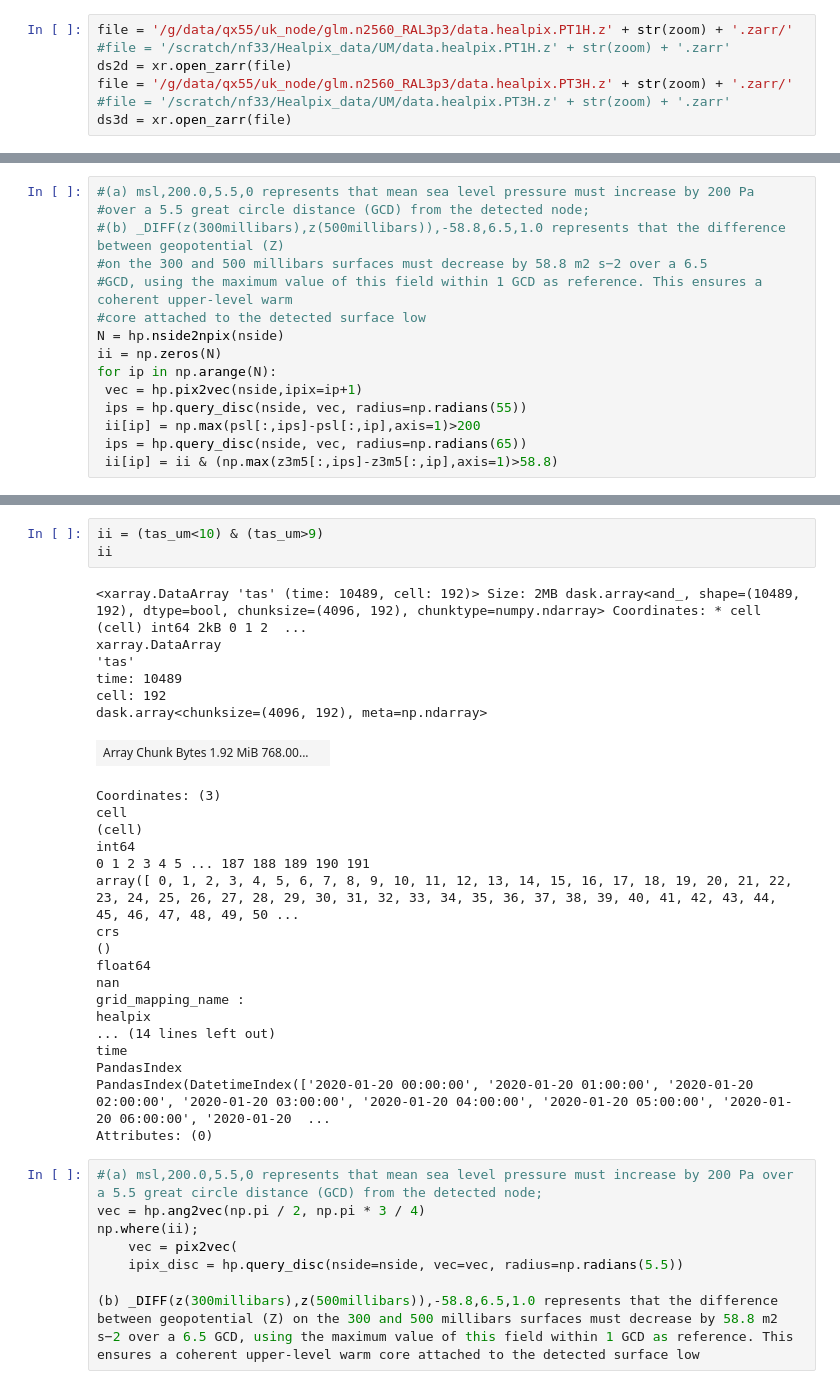
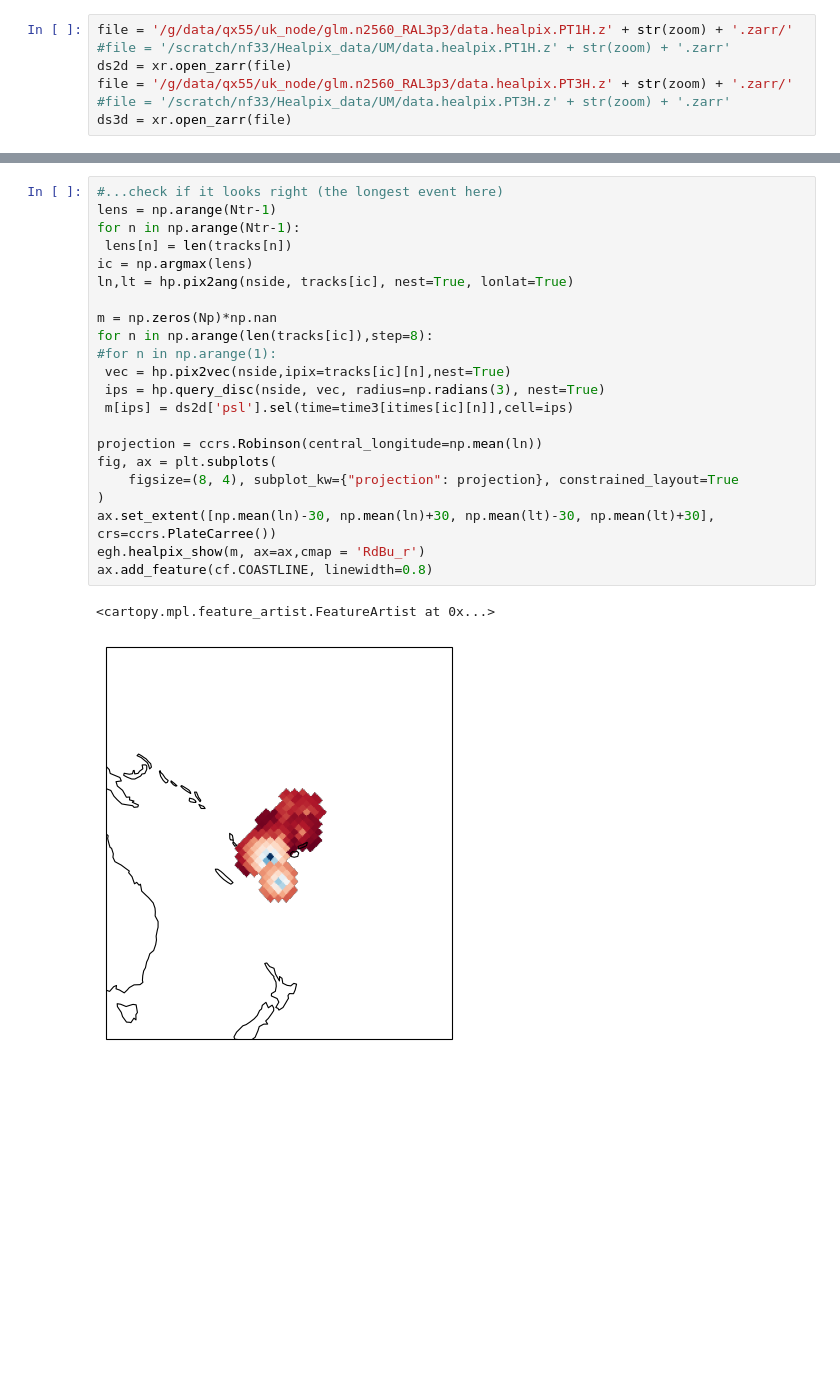
Before and after one commit to 21centuryweather/hk25-AusCyclones, a Jupyter notebook: notebooks/tempyx.ipynb, the cells around one changed output, grey strips where cells are left out. Saved outputs shown, nothing was run; the diff lists cells and outputs as text; blank space fills up the shorter version.

```diff
--- a/notebooks/tempyx.ipynb
+++ b/notebooks/tempyx.ipynb
@@ -190,15 +164,0 @@ SyntaxError: incomplete input (2179751001.py, line 9)
-# %%
-#(a) msl,200.0,5.5,0 represents that mean sea level pressure must increase by 200 Pa
-#over a 5.5 great circle distance (GCD) from the detected node;
-#(b) _DIFF(z(300millibars),z(500millibars)),-58.8,6.5,1.0 represents that the difference between geopotential (Z)
-#on the 300 and 500 millibars surfaces must decrease by 58.8 m2 s−2 over a 6.5
-#GCD, using the maximum value of this field within 1 GCD as reference. This ensures a coherent upper-level warm
-#core attached to the detected surface low
-N = hp.nside2npix(nside)
-ii = np.zeros(N)
-for ip in np.arange(N):
- vec = hp.pix2vec(nside,ipix=ip+1)
- ips = hp.query_disc(nside, vec, radius=np.radians(55))
- ii[ip] = np.max(psl[:,ips]-psl[:,ip],axis=1)>200
- ips = hp.query_disc(nside, vec, radius=np.radians(65))
- ii[ip] = ii & (np.max(z3m5[:,ips]-z3m5[:,ip],axis=1)>58.8)
@@ -211,36 +165,25 @@ hp.nside2npix(nside)
-# %%
-ii = (tas_um<10) & (tas_um>9)
-ii
-# %% [output]
-<xarray.DataArray 'tas' (time: 10489, cell: 192)> Size: 2MB dask.array<and_, shape=(10489, 192), dtype=bool, chunksize=(4096, 192), chunktype=numpy.ndarray> Coordinates: * cell (cell) int64 2kB 0 1 2  ...
-xarray.DataArray
-'tas'
-time: 10489
-cell: 192
-dask.array<chunksize=(4096, 192), meta=np.ndarray>
-| Array Chunk Bytes 1.92 MiB 768.00... |  |
-Coordinates: (3)
-cell
-(cell)
-int64
-0 1 2 3 4 5 ... 187 188 189 190 191
-array([ 0, 1, 2, 3, 4, 5, 6, 7, 8, 9, 10, 11, 12, 13, 14, 15, 16, 17, 18, 19, 20, 21, 22, 23, 24, 25, 26, 27, 28, 29, 30, 31, 32, 33, 34, 35, 36, 37, 38, 39, 40, 41, 42, 43, 44, 45, 46, 47, 48, 49, 50 ...
-crs
-()
-float64
-nan
-grid_mapping_name :
-healpix
-... (14 lines left out)
-time
-PandasIndex
-PandasIndex(DatetimeIndex(['2020-01-20 00:00:00', '2020-01-20 01:00:00', '2020-01-20 02:00:00', '2020-01-20 03:00:00', '2020-01-20 04:00:00', '2020-01-20 05:00:00', '2020-01-20 06:00:00', '2020-01-20  ...
-Attributes: (0)
-# %%
-#(a) msl,200.0,5.5,0 represents that mean sea level pressure must increase by 200 Pa over a 5.5 great circle distance (GCD) from the detected node;
-vec = hp.ang2vec(np.pi / 2, np.pi * 3 / 4)
-np.where(ii);
-    vec = pix2vec(
-    ipix_disc = hp.query_disc(nside=nside, vec=vec, radius=np.radians(5.5))
-
-(b) _DIFF(z(300millibars),z(500millibars)),-58.8,6.5,1.0 represents that the difference between geopotential (Z) on the 300 and 500 millibars surfaces must decrease by 58.8 m2 s−2 over a 6.5 GCD, using the maximum value of this field within 1 GCD as reference. This ensures a coherent upper-level warm core attached to the detected surface low
+# %%
+#...check if it looks right (the longest event here)
+lens = np.arange(Ntr-1)
+for n in np.arange(Ntr-1):
+ lens[n] = len(tracks[n])
+ic = np.argmax(lens)
+ln,lt = hp.pix2ang(nside, tracks[ic], nest=True, lonlat=True)
+
+m = np.zeros(Np)*np.nan
+for n in np.arange(len(tracks[ic]),step=8):
+#for n in np.arange(1):
+ vec = hp.pix2vec(nside,ipix=tracks[ic][n],nest=True)
+ ips = hp.query_disc(nside, vec, radius=np.radians(3), nest=True)
+ m[ips] = ds2d['psl'].sel(time=time3[itimes[ic][n]],cell=ips)
+
+projection = ccrs.Robinson(central_longitude=np.mean(ln))
+fig, ax = plt.subplots(
+    figsize=(8, 4), subplot_kw={"projection": projection}, constrained_layout=True
+)
+ax.set_extent([np.mean(ln)-30, np.mean(ln)+30, np.mean(lt)-30, np.mean(lt)+30], crs=ccrs.PlateCarree())
+egh.healpix_show(m, ax=ax,cmap = 'RdBu_r')
+ax.add_feature(cf.COASTLINE, linewidth=0.8)
+# %% [output]
+<cartopy.mpl.feature_artist.FeatureArtist at 0x...>
+[figure, added]
```
Also changed, not shown: parts of 29 cells of this notebook.
